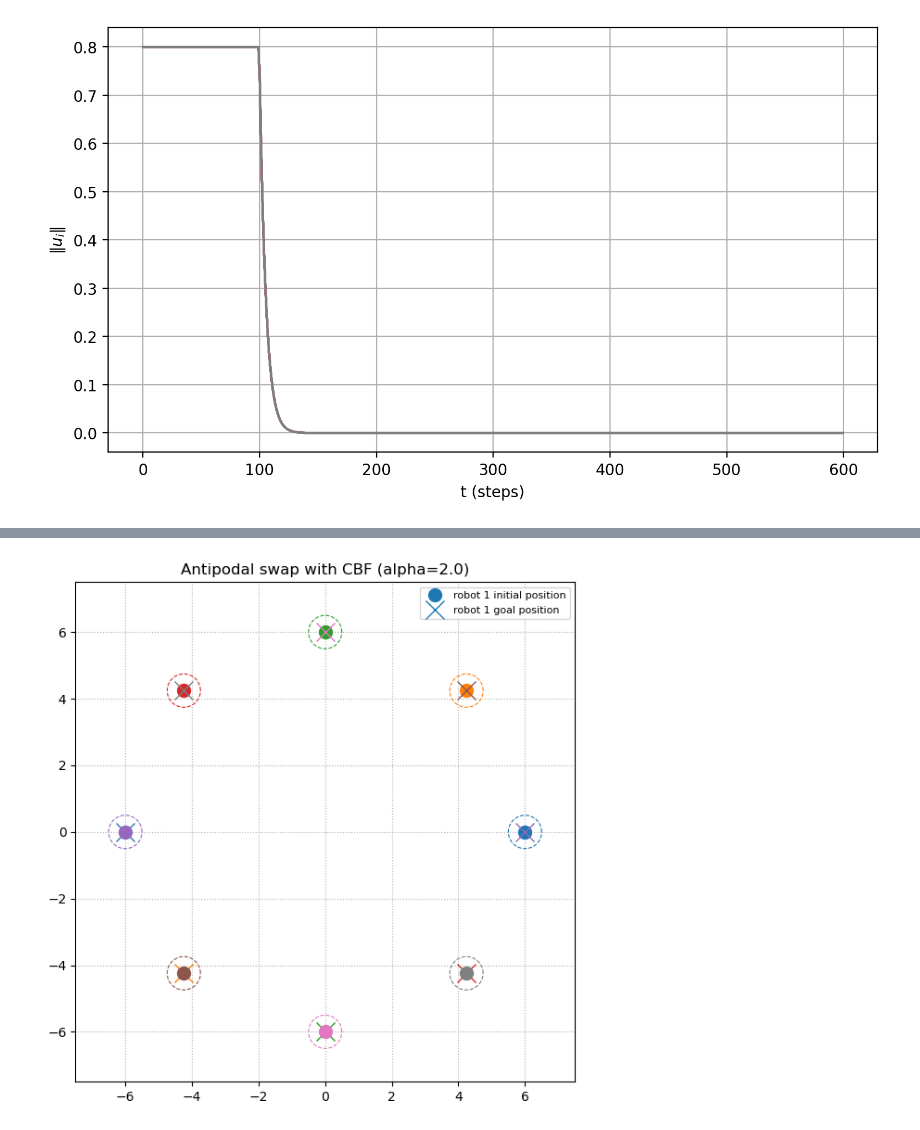
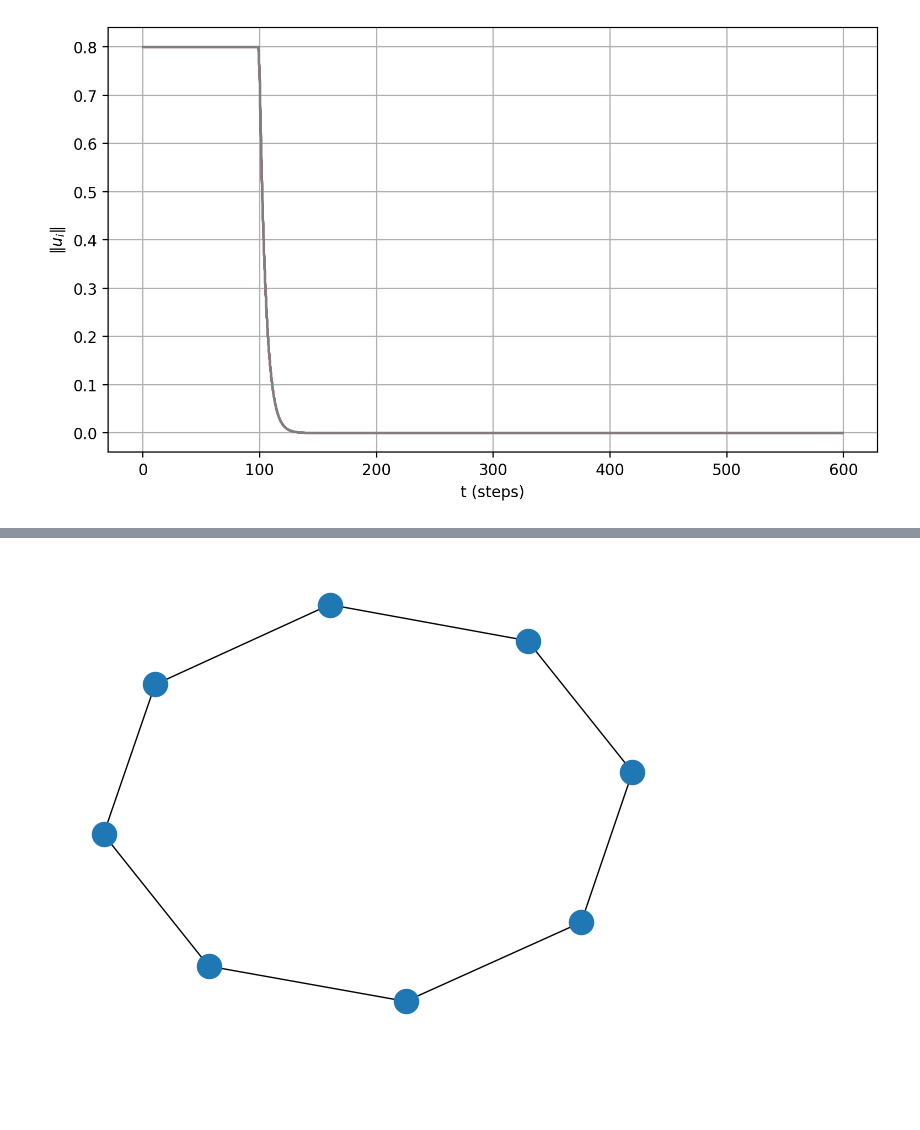
Before and after one commit to valentine-alia/MAE-6870, a Jupyter notebook: hw4/CBF_HW4_Skeleton.ipynb, the cells around one changed output, grey strips where cells are left out. Cells and saved outputs as stored; diff of their text form; code cells hidden in the pictures; blank space fills up the shorter version.

```diff
--- a/hw4/CBF_HW4_Skeleton.ipynb
+++ b/hw4/CBF_HW4_Skeleton.ipynb
@@ -395,39 +250,0 @@ Simulated 601 steps, final mean goal error: 12.0
-# %%
-# Visualization
-plot_every = 2             # draw every k steps (for speed)
-trail_len = traj.shape[0]            # number of past positions to show per agent
-
-# ==============================
-# Plot
-# ==============================
-colors = plt.cm.tab10(np.arange(N) % 10)
-fig, ax = plt.subplots(figsize=(7,7))
-ax.set_aspect('equal', adjustable='box')
-ax.set_xlim(-R_circle-1.5, R_circle+1.5)
-ax.set_ylim(-R_circle-1.5, R_circle+1.5)
-ax.set_title(f"Antipodal swap with {'CBF' if with_cbf else 'no CBF'} (alpha={alpha})")
-
-# draw safety disks at final positions (for visualization)
-theta = np.linspace(0, 2*np.pi, 60)
-circle = np.stack([np.cos(theta), np.sin(theta)], axis=1)
-
-for i in range(N):
-    # trail
-    tt = traj[-trail_len:, i, :]
-    ax.plot(tt[:,0], tt[:,1], lw=1.5, color=colors[i])
-    # start and goal
-    ax.plot(X0[i,0], X0[i,1], 'o', color=colors[i], ms=10, label=f"robot {i+1} initial position" if i==0 else None)
-    ax.plot(G[i,0],  G[i,1],  'x', color=colors[i], ms=15,label=f"robot {i+1} goal position" if i==0 else None)
-    # final disk
-    circ = X[i] + robot_radius*circle  #+ d_min/2.0 * circle  # half of d_min is visual buffer; true body radius is robot_radius
-    ax.plot(circ[:,0], circ[:,1], '--', color=colors[i], lw=0.8)
-
-
-
-ax.legend(loc='upper right', frameon=True, fontsize=8)
-
-
-ax.grid(True, ls=':')
-plt.show()
-# %% [output]
-[figure, removed]
@@ -433,0 +469,7 @@ plt.show()
+# %%
+import networkx as nx
+Gcycle = nx.cycle_graph(N)
+Acycle = nx.to_numpy_array(Gcycle)
+nx.draw(Gcycle)
+# %% [output]
+[figure, added]
```
Also changed, not shown: parts of 10 cells of this notebook.
